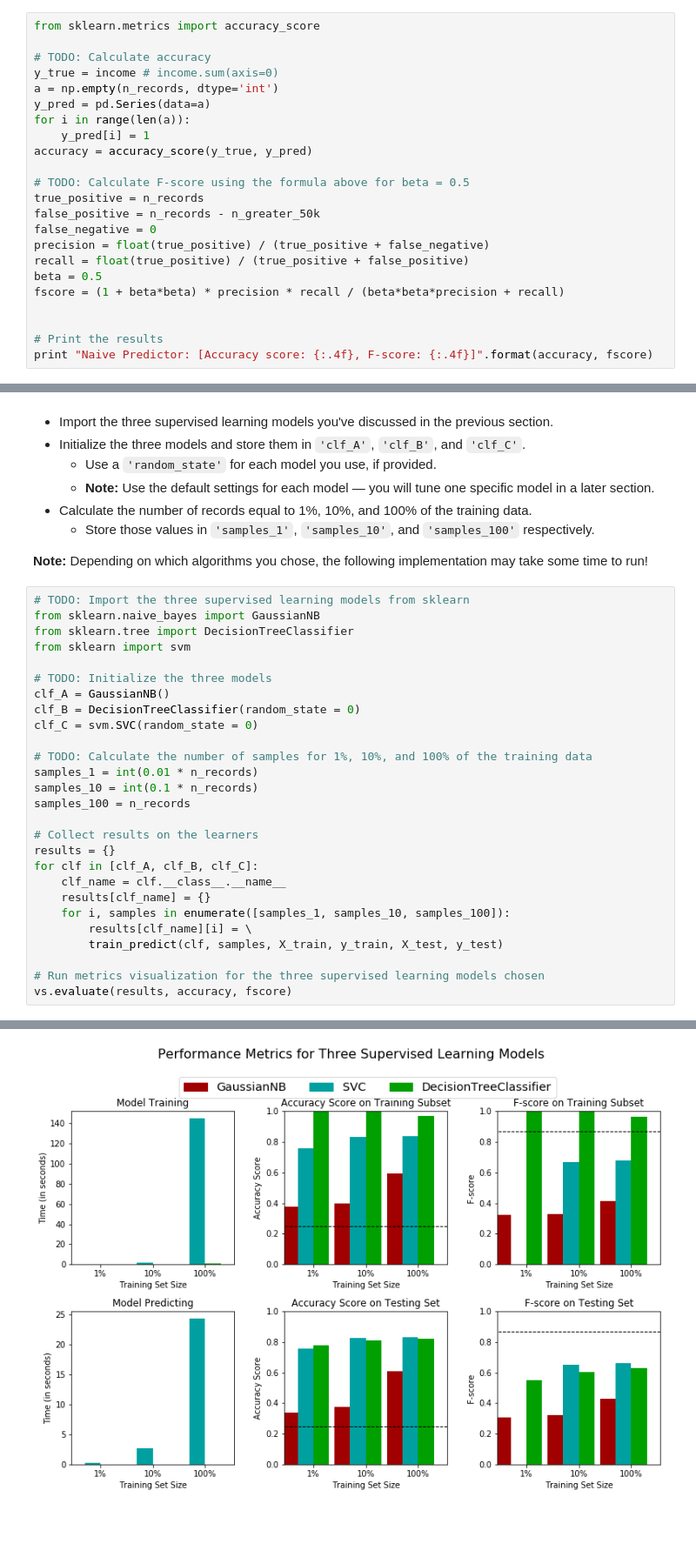
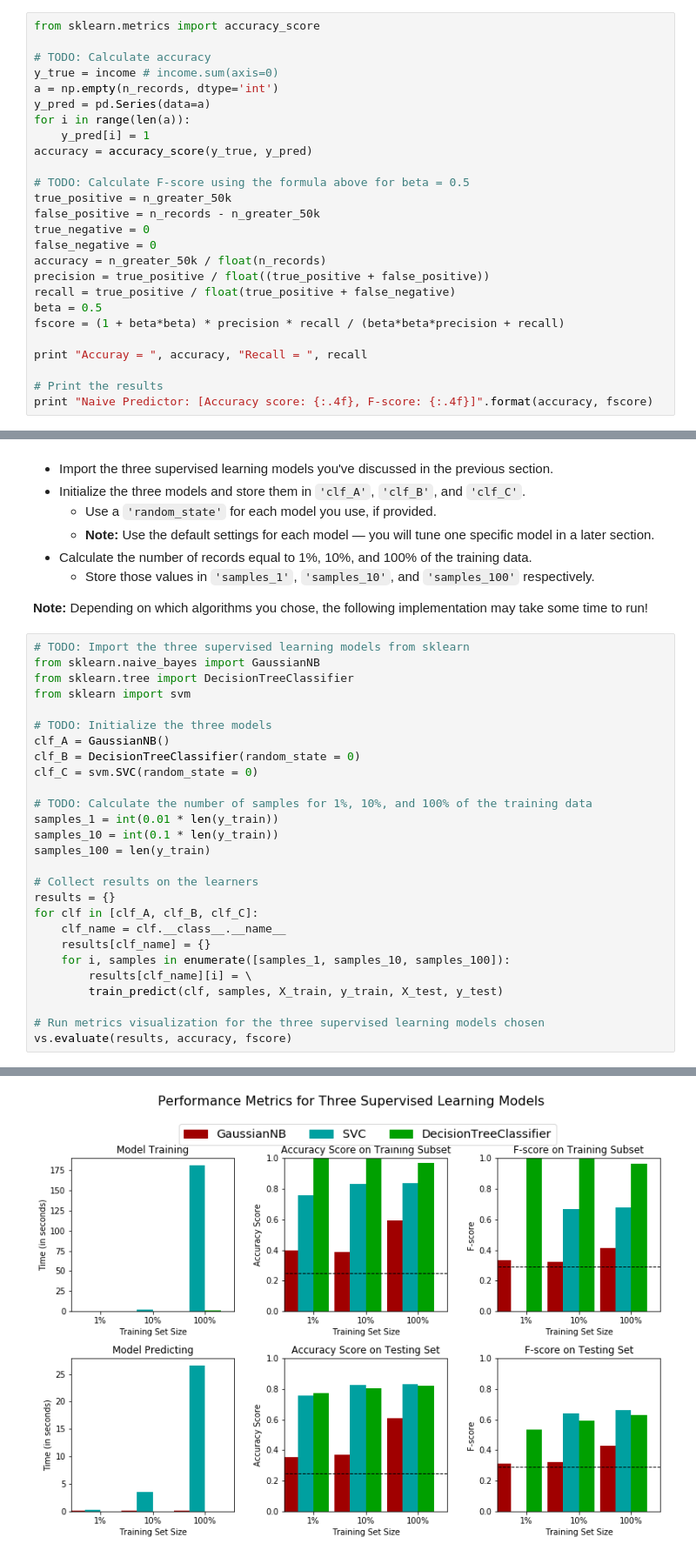
Before and after one commit to anilrajgr/udacity-machine-learning, a Jupyter notebook: projects/finding_donors/finding_donors.ipynb, the cells around one changed output, grey strips where cells are left out. Shown at 87% size. Saved outputs shown, nothing was run; the diff lists cells and outputs as text; blank space fills up the shorter version.

```diff
--- a/projects/finding_donors/finding_donors.ipynb
+++ b/projects/finding_donors/finding_donors.ipynb
@@ -202,14 +202,17 @@ for i in range(len(a)):
 accuracy = accuracy_score(y_true, y_pred)
 
 # TODO: Calculate F-score using the formula above for beta = 0.5
-true_positive = n_records
+true_positive = n_greater_50k
 false_positive = n_records - n_greater_50k
+true_negative = 0
 false_negative = 0
-precision = float(true_positive) / (true_positive + false_negative)
-recall = float(true_positive) / (true_positive + false_positive)
+accuracy = n_greater_50k / float(n_records)
+precision = true_positive / float((true_positive + false_positive))
+recall = true_positive / float(true_positive + false_negative)
 beta = 0.5
 fscore = (1 + beta*beta) * precision * recall / (beta*beta*precision + recall)
 
+print "Accuray = ", accuracy, "Recall = ", recall
 
 # Print the results
 print "Naive Predictor: [Accuracy score: {:.4f}, F-score: {:.4f}]".format(accuracy, fscore)
@@ -337,9 +342,9 @@ clf_B = DecisionTreeClassifier(random_state = 0)
 clf_C = svm.SVC(random_state = 0)
 
 # TODO: Calculate the number of samples for 1%, 10%, and 100% of the training data
-samples_1 = int(0.01 * n_records)
-samples_10 = int(0.1 * n_records)
-samples_100 = n_records
+samples_1 = int(0.01 * len(y_train))
+samples_10 = int(0.1 * len(y_train))
+samples_100 = len(y_train)
 
 # Collect results on the learners
 results = {}
@@ -365,4 +370,4 @@ SVC trained on 45222 samples.
-[figure, old version]
+[figure, new version]
 # %% [markdown]
 ----
 ## Improving Results
```
Also changed, not shown: parts of 7 cells of this notebook, 1 other file.
